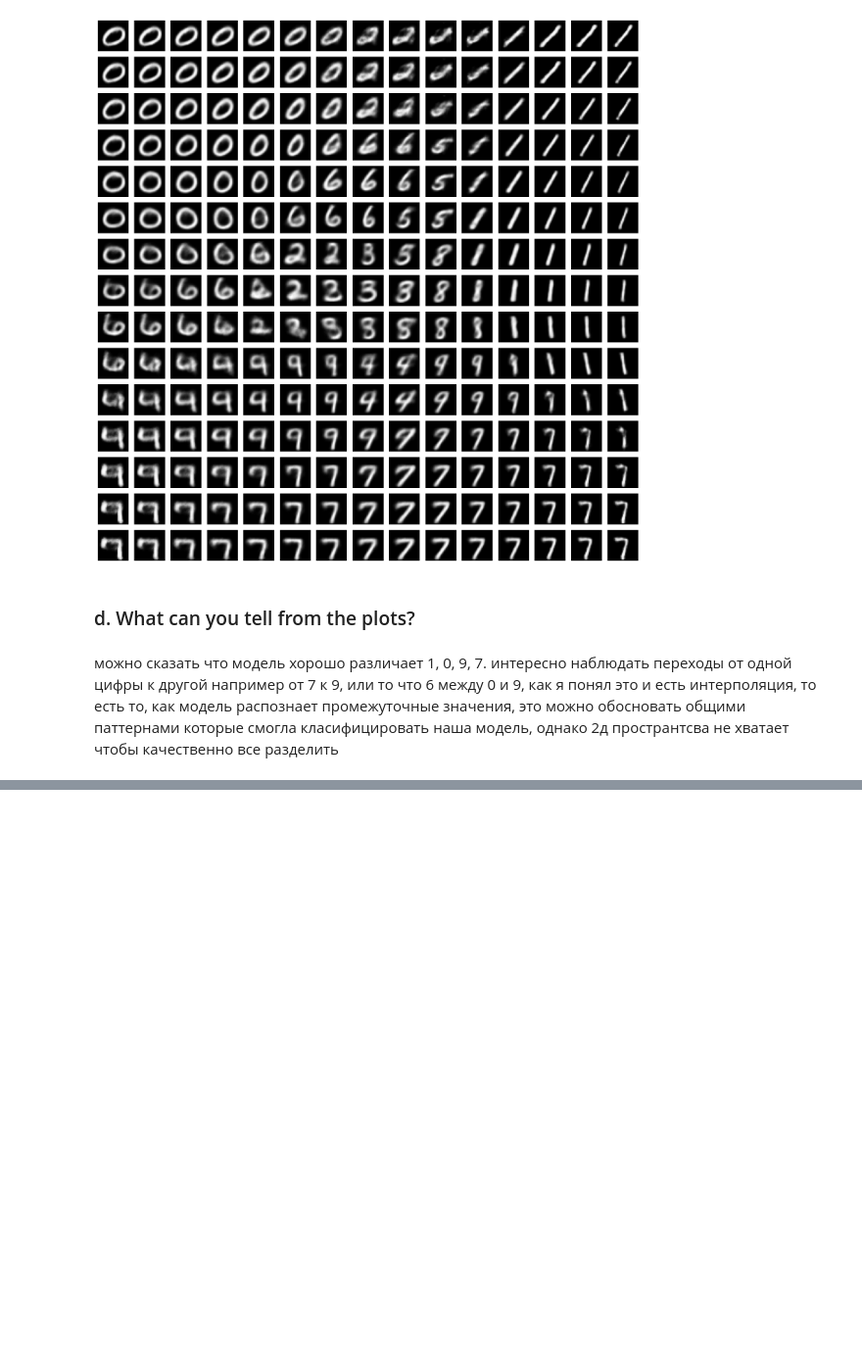
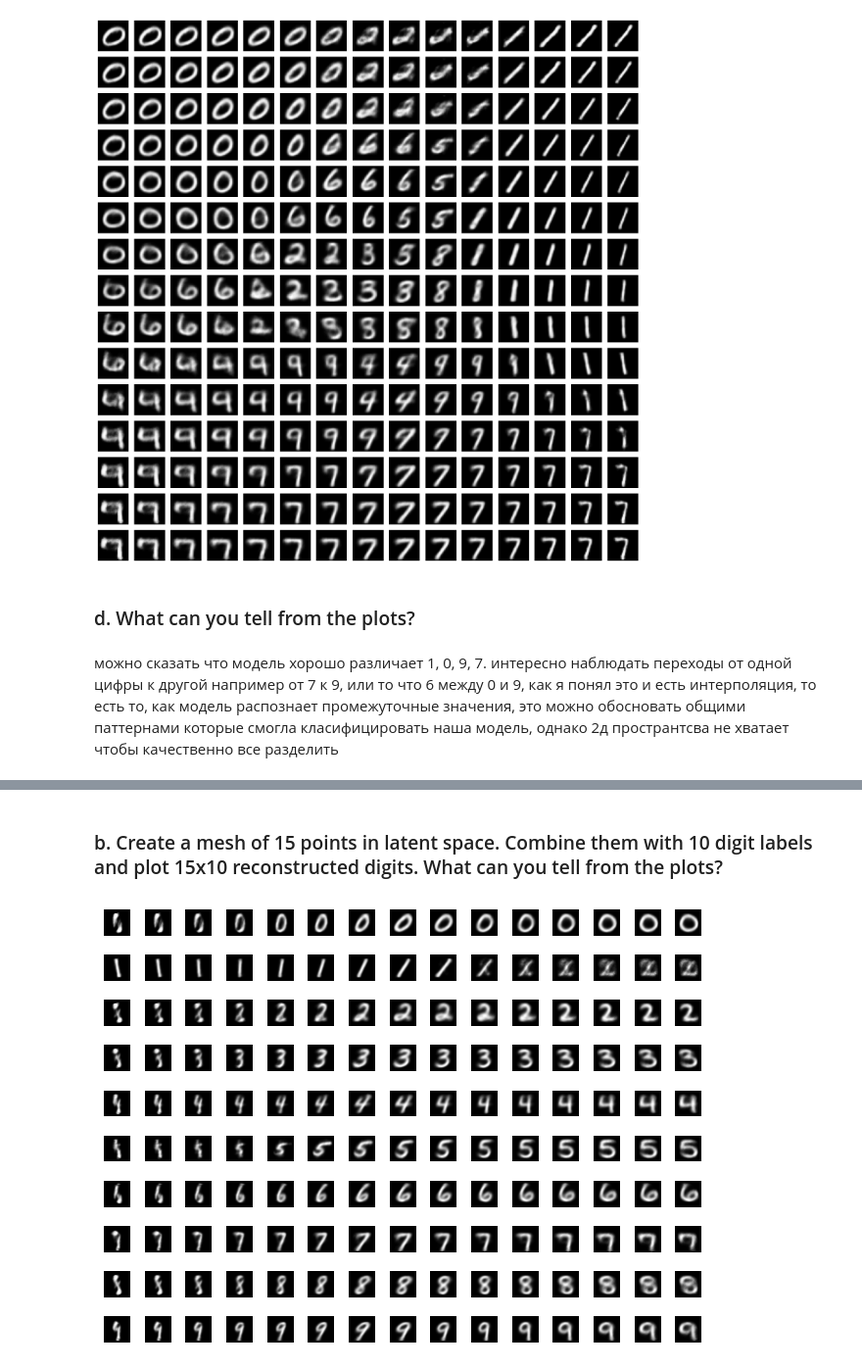
Before and after one commit to why-black/generative-models-vae-gan-diffusion, a Jupyter notebook: src/generative_ml.ipynb, the cells around one changed output, grey strips where cells are left out. Shown at 98% size. Drawn from its saved outputs; the diff is of its cells as text; code cells hidden in the pictures; blank space fills up the shorter version.

```diff
--- a/src/generative_ml.ipynb
+++ b/src/generative_ml.ipynb
@@ -200,0 +270,4 @@ plt.show()
+# %%
+svae = SVAE()
+
+svae_losses = train_supervised_vae(svae, train_loader)
@@ -200,0 +295,21 @@ plt.show()
+# %% [markdown]
+### b. Create a mesh of 15 points in latent space. Combine them with 10 digit labels and plot 15x10 reconstructed digits. What can you tell from the plots?
+# %%
+svae.eval()
+z_grid = torch.linspace(-3, 3, 15)
+labels = torch.arange(10)
+
+fig, axis = plt.subplots(10, 15)
+with torch.no_grad():
+    for j, label in enumerate(labels):
+        for i, zi in enumerate(z_grid):
+            z = torch.tensor([[zi]], dtype=torch.float32)
+            y = torch.tensor([label], dtype=torch.long)
+            img = svae.decode(z, y).squeeze().numpy()
+            axis[j, i].imshow(img, cmap='gray')
+            axis[j, i].axis("off")
+
+plt.tight_layout()
+plt.show()
+# %% [output]
+[figure, added]
```
Also changed, not shown: parts of 46 cells of this notebook.
